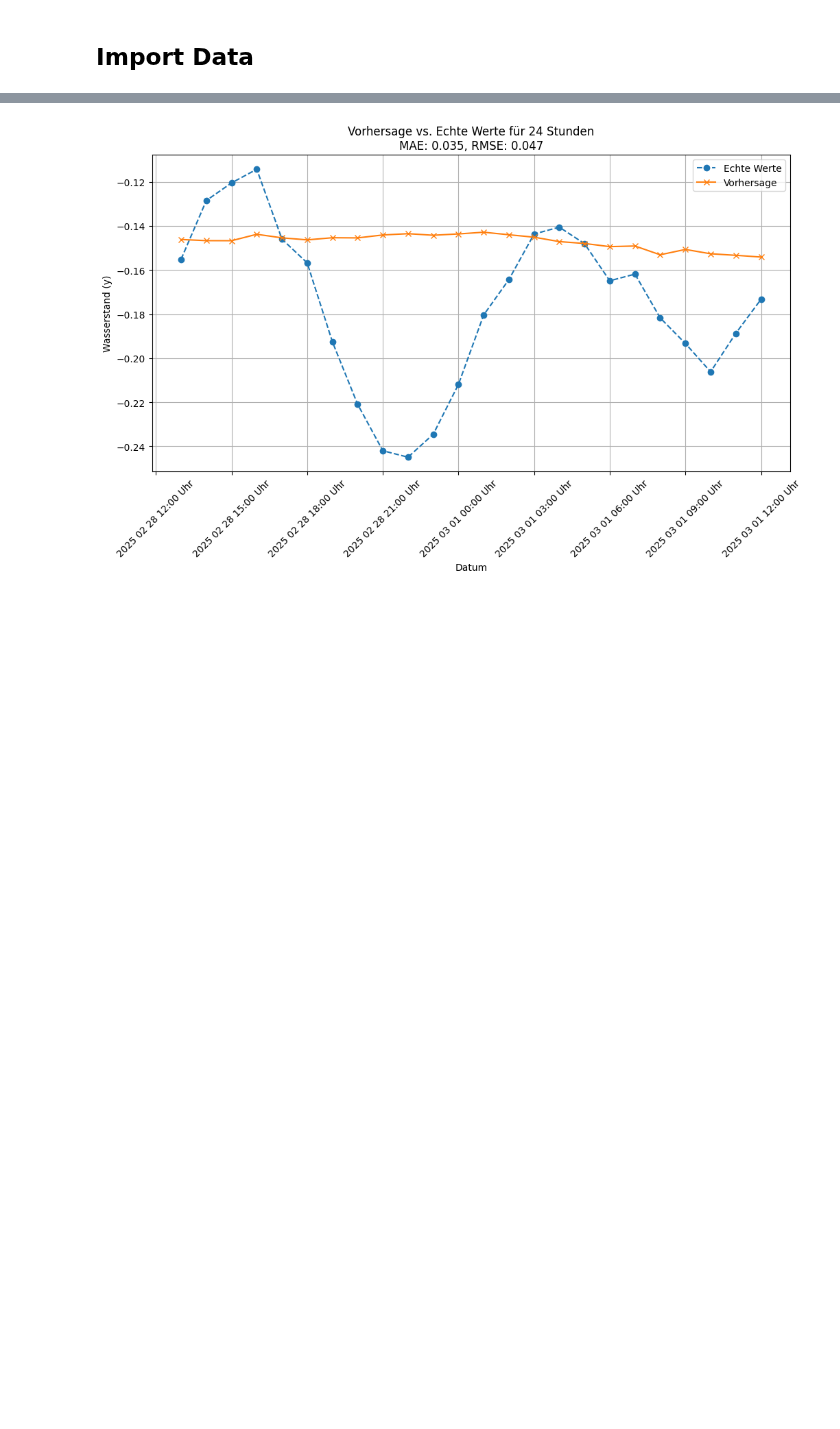
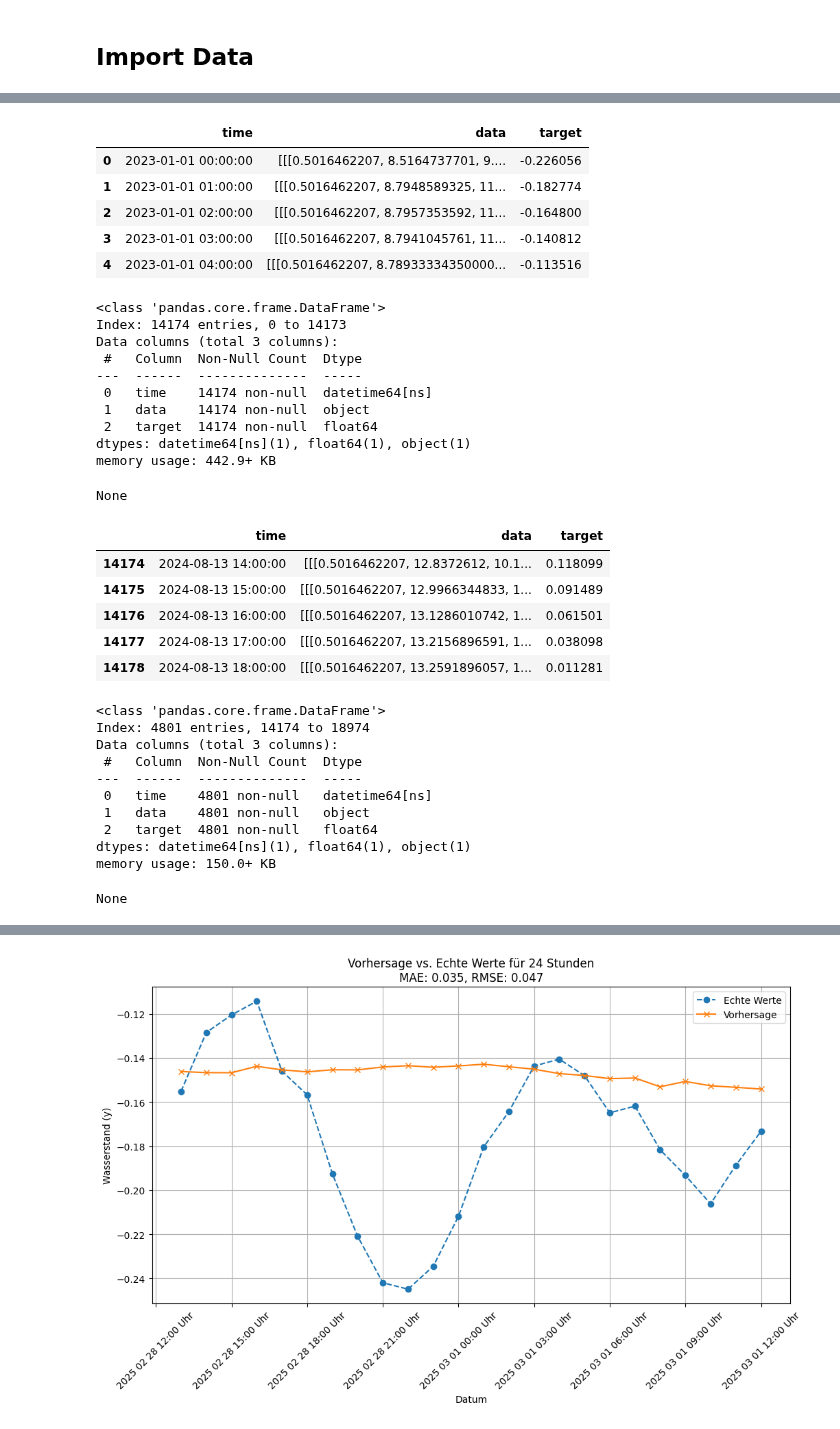
Before and after one commit to RATFIVE/GEOMAR-DeepLearning, a Jupyter notebook: app/backend/small-model copy.ipynb, the cells around one changed output, grey strips where cells are left out. Cells and saved outputs as stored; diff of their text form; code cells hidden in the pictures; blank space fills up the shorter version.

```diff
--- a/app/backend/small-model copy.ipynb
+++ b/app/backend/small-model copy.ipynb
@@ -111,3 +134,44 @@ df_model_test = df_model[df_model['time'] >= '2025-02-01']
+# %%
+display(df_model_train.head())
+display(df_model_train.info())
+
+display(df_model_test.head())
+display(df_model_test.info())
+# %% [output]
+|  | time | data | target |
+| 0 | 2023-01-01 00:00:00 | [[[0.5016462207, 8.5164737701, 9.... | -0.226056 |
+| 1 | 2023-01-01 01:00:00 | [[[0.5016462207, 8.7948589325, 11... | -0.182774 |
+| 2 | 2023-01-01 02:00:00 | [[[0.5016462207, 8.7957353592, 11... | -0.164800 |
+| 3 | 2023-01-01 03:00:00 | [[[0.5016462207, 8.7941045761, 11... | -0.140812 |
+| 4 | 2023-01-01 04:00:00 | [[[0.5016462207, 8.78933334350000... | -0.113516 |
+<class 'pandas.core.frame.DataFrame'>
+Index: 14174 entries, 0 to 14173
+Data columns (total 3 columns):
+ #   Column  Non-Null Count  Dtype
+---  ------  --------------  -----
+ 0   time    14174 non-null  datetime64[ns]
+ 1   data    14174 non-null  object
+ 2   target  14174 non-null  float64
+dtypes: datetime64[ns](1), float64(1), object(1)
+memory usage: 442.9+ KB
+None
+|  | time | data | target |
+| 14174 | 2024-08-13 14:00:00 | [[[0.5016462207, 12.8372612, 10.1... | 0.118099 |
+| 14175 | 2024-08-13 15:00:00 | [[[0.5016462207, 12.9966344833, 1... | 0.091489 |
+| 14176 | 2024-08-13 16:00:00 | [[[0.5016462207, 13.1286010742, 1... | 0.061501 |
+| 14177 | 2024-08-13 17:00:00 | [[[0.5016462207, 13.2156896591, 1... | 0.038098 |
+| 14178 | 2024-08-13 18:00:00 | [[[0.5016462207, 13.2591896057, 1... | 0.011281 |
+<class 'pandas.core.frame.DataFrame'>
+Index: 4801 entries, 14174 to 18974
+Data columns (total 3 columns):
+ #   Column  Non-Null Count  Dtype
+---  ------  --------------  -----
+ 0   time    4801 non-null   datetime64[ns]
+ 1   data    4801 non-null   object
+ 2   target  4801 non-null   float64
+dtypes: datetime64[ns](1), float64(1), object(1)
+memory usage: 150.0+ KB
+None
 # %%
 # Scale the data
 # train_shape = np.array(df_model_train['data'].values[0]).shape
```
Also changed, not shown: parts of 11 cells of this notebook.
